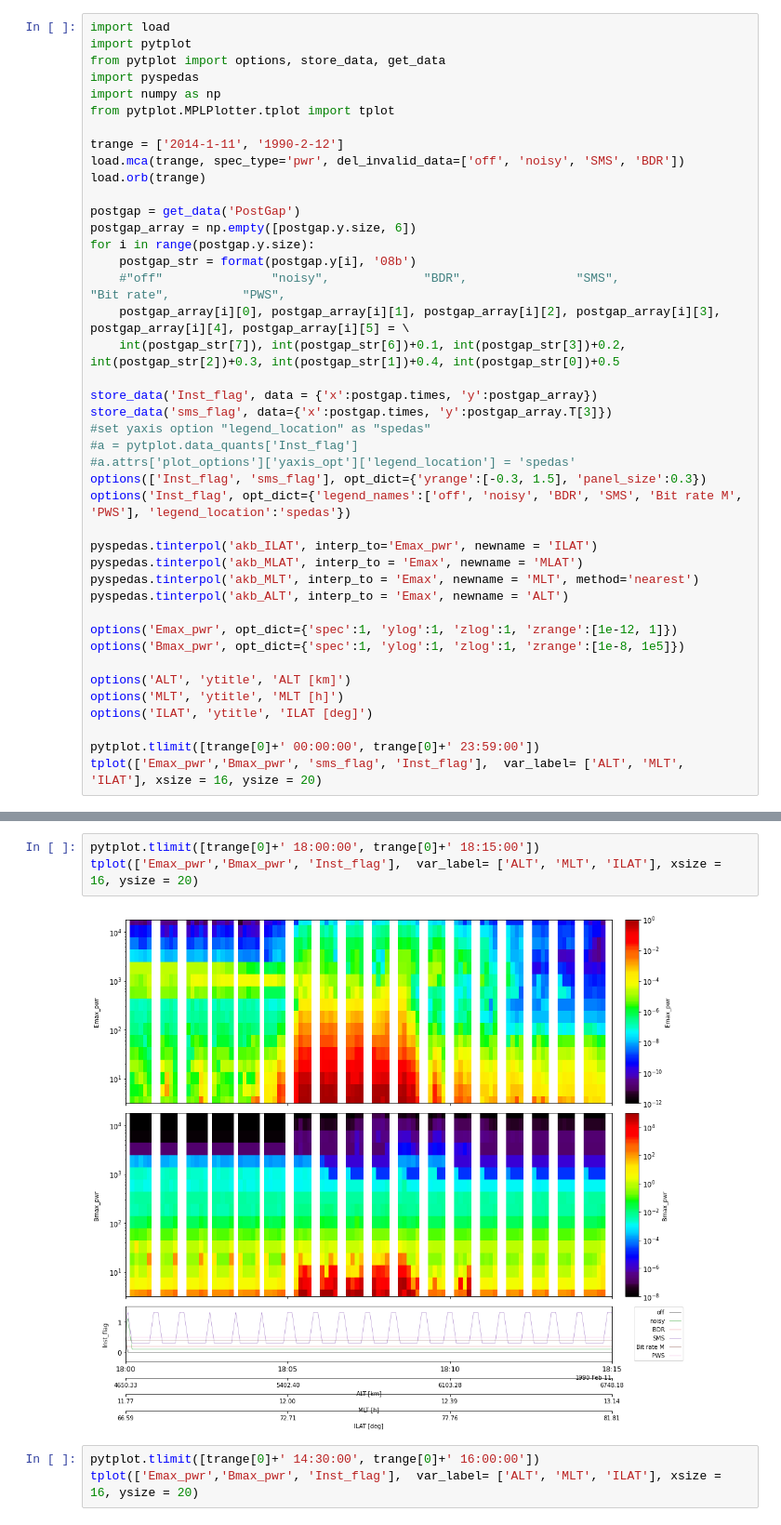
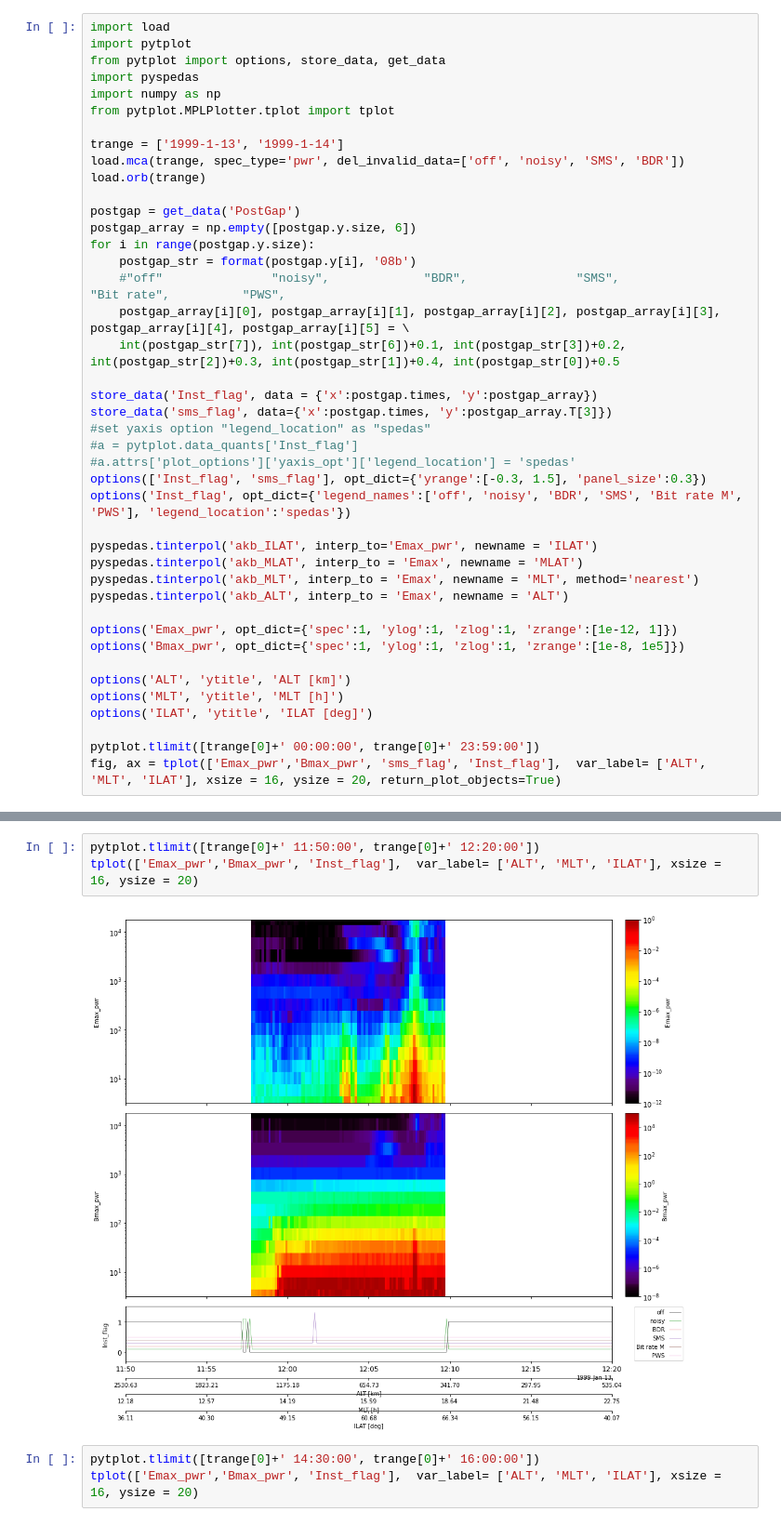
Before and after one commit to shuji-onosawa/Akebono_analysis_old, a Jupyter notebook: VLF_mca/Akebono_analysis.ipynb, the cells around one changed output, grey strips where cells are left out. Shown at 93% size. Cells and saved outputs as stored; diff of their text form.

```diff
--- a/VLF_mca/Akebono_analysis.ipynb
+++ b/VLF_mca/Akebono_analysis.ipynb
@@ -6,7 +6,7 @@ import pyspedas
 import numpy as np
 from pytplot.MPLPlotter.tplot import tplot
 
-trange = ['2014-1-11', '1990-2-12']
+trange = ['1999-1-13', '1999-1-14']
 load.mca(trange, spec_type='pwr', del_invalid_data=['off', 'noisy', 'SMS', 'BDR'])
 load.orb(trange)
 
@@ -39,7 +39,7 @@ options('MLT', 'ytitle', 'MLT [h]')
 options('ILAT', 'ytitle', 'ILAT [deg]')
 
 pytplot.tlimit([trange[0]+' 00:00:00', trange[0]+' 23:59:00'])
-tplot(['Emax_pwr','Bmax_pwr', 'sms_flag', 'Inst_flag'],  var_label= ['ALT', 'MLT', 'ILAT'], xsize = 16, ysize = 20)
+fig, ax = tplot(['Emax_pwr','Bmax_pwr', 'sms_flag', 'Inst_flag'],  var_label= ['ALT', 'MLT', 'ILAT'], xsize = 16, ysize = 20, return_plot_objects=True)
 # %% [output]
 tinterpol (linear) was applied to: ILAT
 tinterpol (linear) was applied to: MLAT
@@ -49,8 +54,8 @@ tinterpol (linear) was applied to: ALT
 # %%
-pytplot.tlimit([trange[0]+' 18:00:00', trange[0]+' 18:15:00'])
+pytplot.tlimit([trange[0]+' 11:50:00', trange[0]+' 12:20:00'])
 tplot(['Emax_pwr','Bmax_pwr', 'Inst_flag'],  var_label= ['ALT', 'MLT', 'ILAT'], xsize = 16, ysize = 20)
 # %% [output]
-[figure, old version]
+[figure, new version]
 # %%
 pytplot.tlimit([trange[0]+' 14:30:00', trange[0]+' 16:00:00'])
 tplot(['Emax_pwr','Bmax_pwr', 'Inst_flag'],  var_label= ['ALT', 'MLT', 'ILAT'], xsize = 16, ysize = 20)
```
Also changed, not shown: parts of 6 cells of this notebook, 2 other files.
